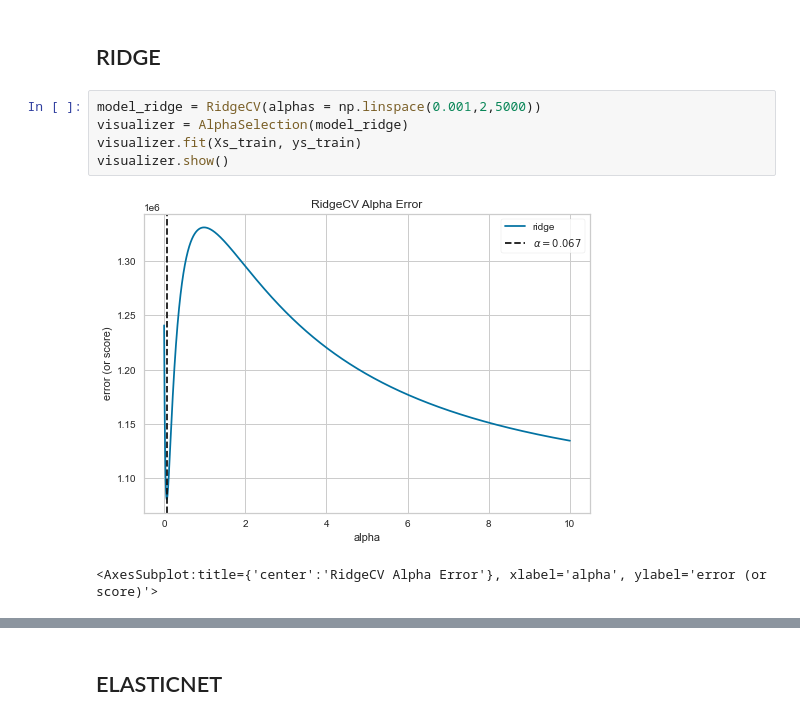
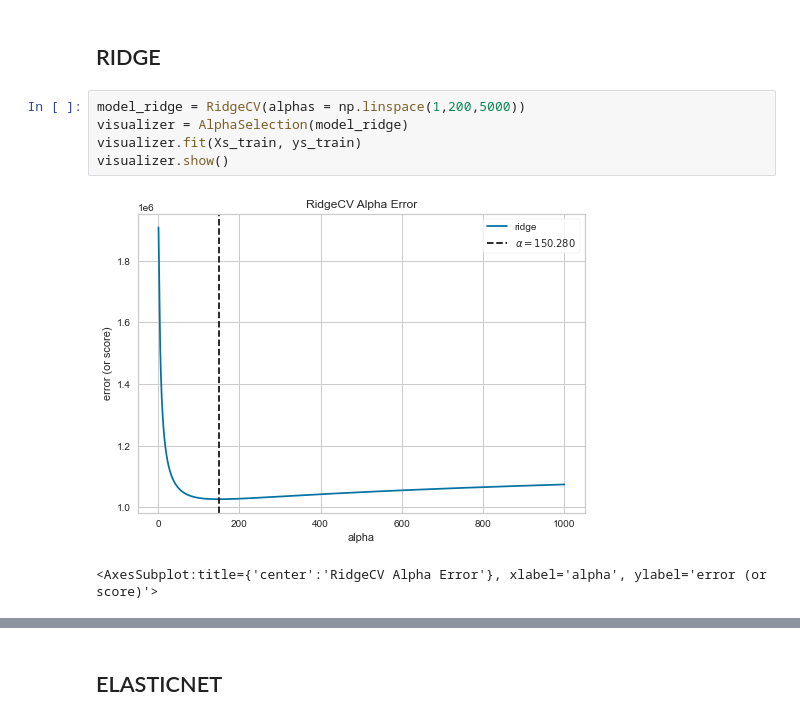
Before and after one commit to franfasan1/DG_G8_desfio2, a Jupyter notebook: notebook_desafio.ipynb, the cells around one changed output, grey strips where cells are left out. Cells and saved outputs as stored; diff of their text form.

```diff
--- a/notebook_desafio.ipynb
+++ b/notebook_desafio.ipynb
@@ -348,11 +441,11 @@ plt.show()
 # %% [markdown]
 ## RIDGE
 # %%
-model_ridge = RidgeCV(alphas = np.linspace(0.001,2,5000))
+model_ridge = RidgeCV(alphas = np.linspace(1,200,5000))
 visualizer = AlphaSelection(model_ridge)
 visualizer.fit(Xs_train, ys_train)
 visualizer.show()
 # %% [output]
-[figure, old version]
+[figure, new version]
 <AxesSubplot:title={'center':'RidgeCV Alpha Error'}, xlabel='alpha', ylabel='error (or score)'>
 # %%
```
Also changed, not shown: parts of 39 cells of this notebook.
